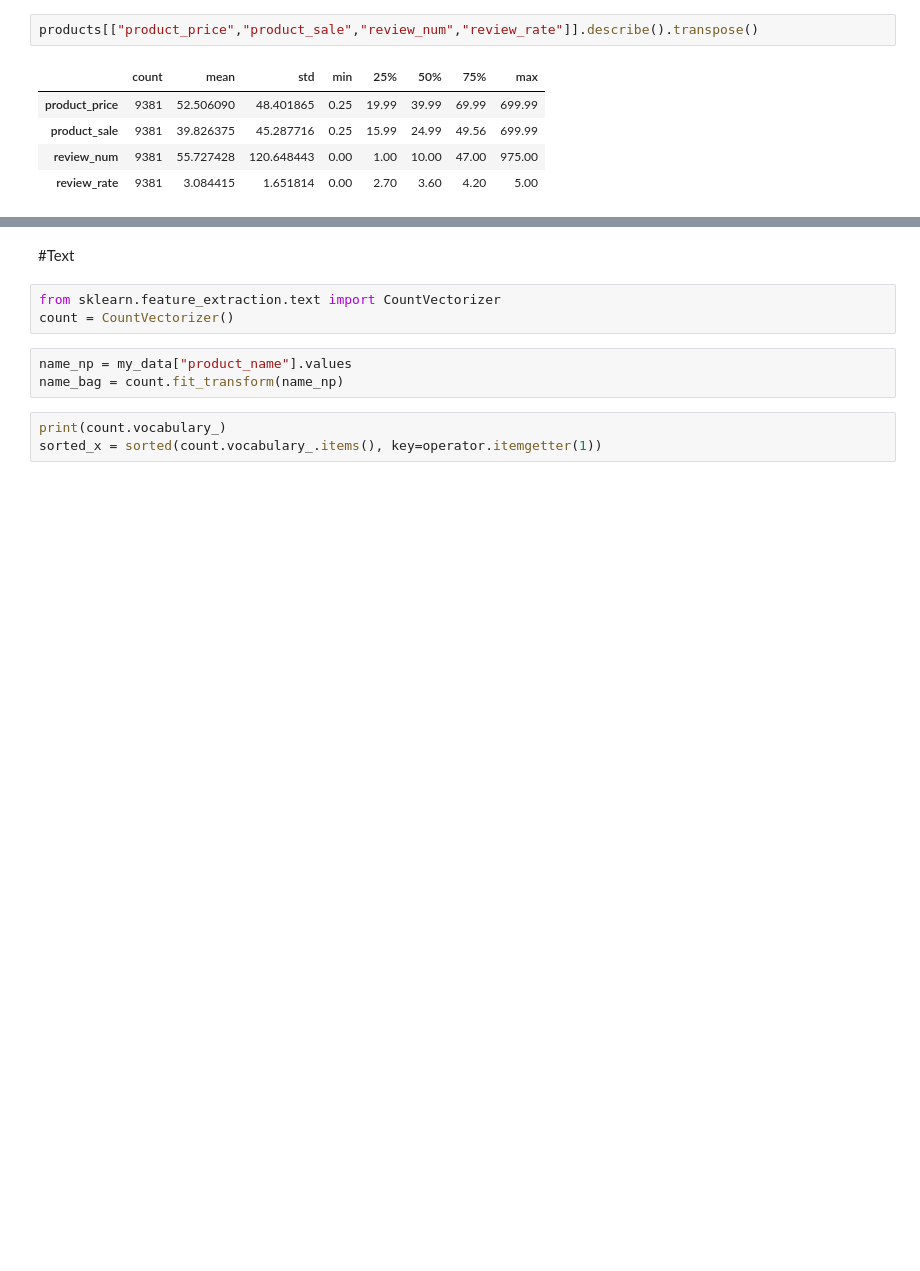
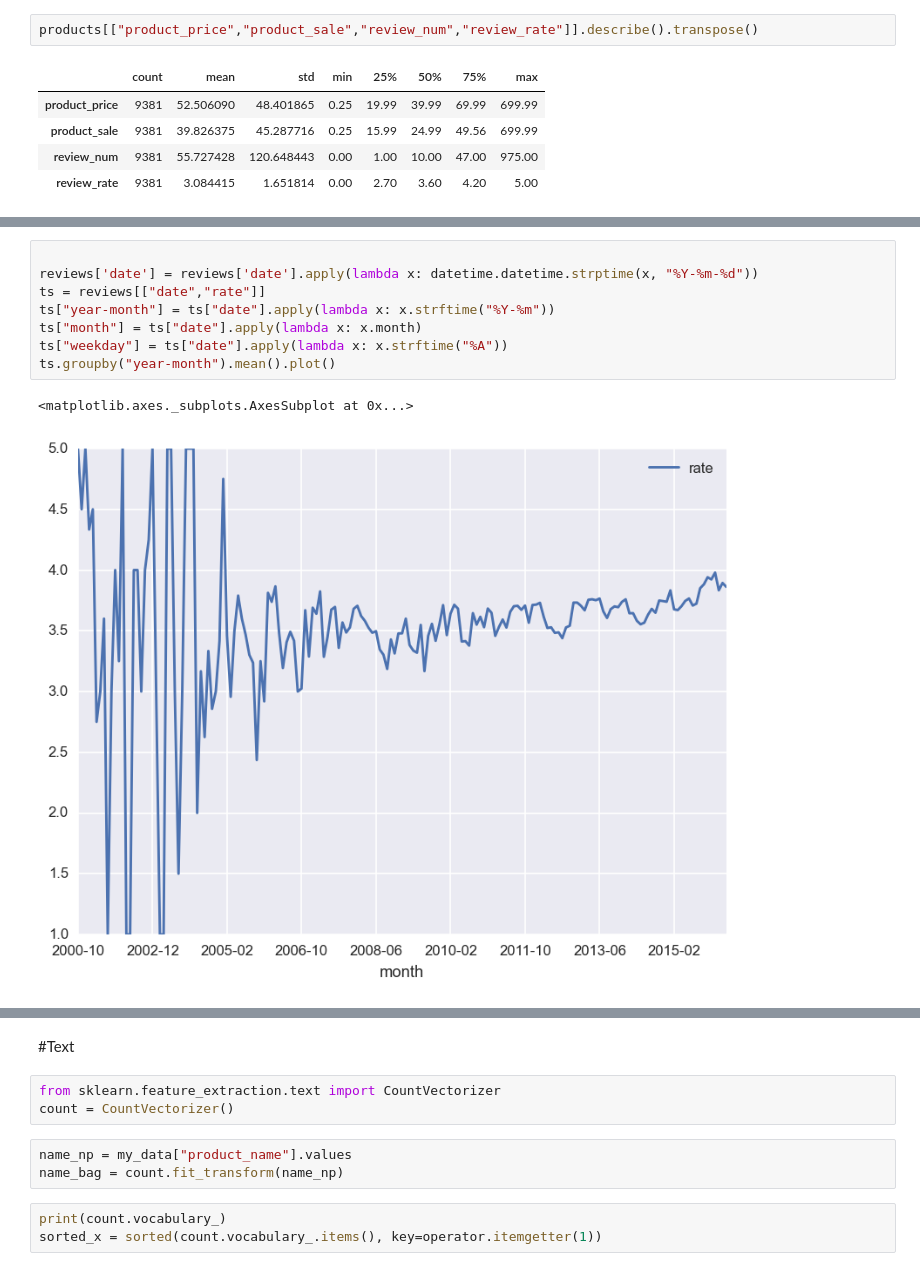
Before and after one commit to paristsai/amazon_review, a Jupyter notebook: analysis/amazon-review.ipynb, the cells around one changed output, grey strips where cells are left out. Cells and saved outputs as stored; diff of their text form; blank space fills up the shorter version.

```diff
--- a/analysis/amazon-review.ipynb
+++ b/analysis/amazon-review.ipynb
@@ -92,2 +91,13 @@ my_data = my_data[my_data["product_price"] > 0]
+# %%
+
+reviews['date'] = reviews['date'].apply(lambda x: datetime.datetime.strptime(x, "%Y-%m-%d"))
+ts = reviews[["date","rate"]]
+ts["year-month"] = ts["date"].apply(lambda x: x.strftime("%Y-%m"))
+ts["month"] = ts["date"].apply(lambda x: x.month)
+ts["weekday"] = ts["date"].apply(lambda x: x.strftime("%A"))
+ts.groupby("year-month").mean().plot()
+# %% [output]
+<matplotlib.axes._subplots.AxesSubplot at 0x...>
+[figure, added]
 # %%
 # %% [output]
```
Also changed, not shown: parts of 17 cells of this notebook.
